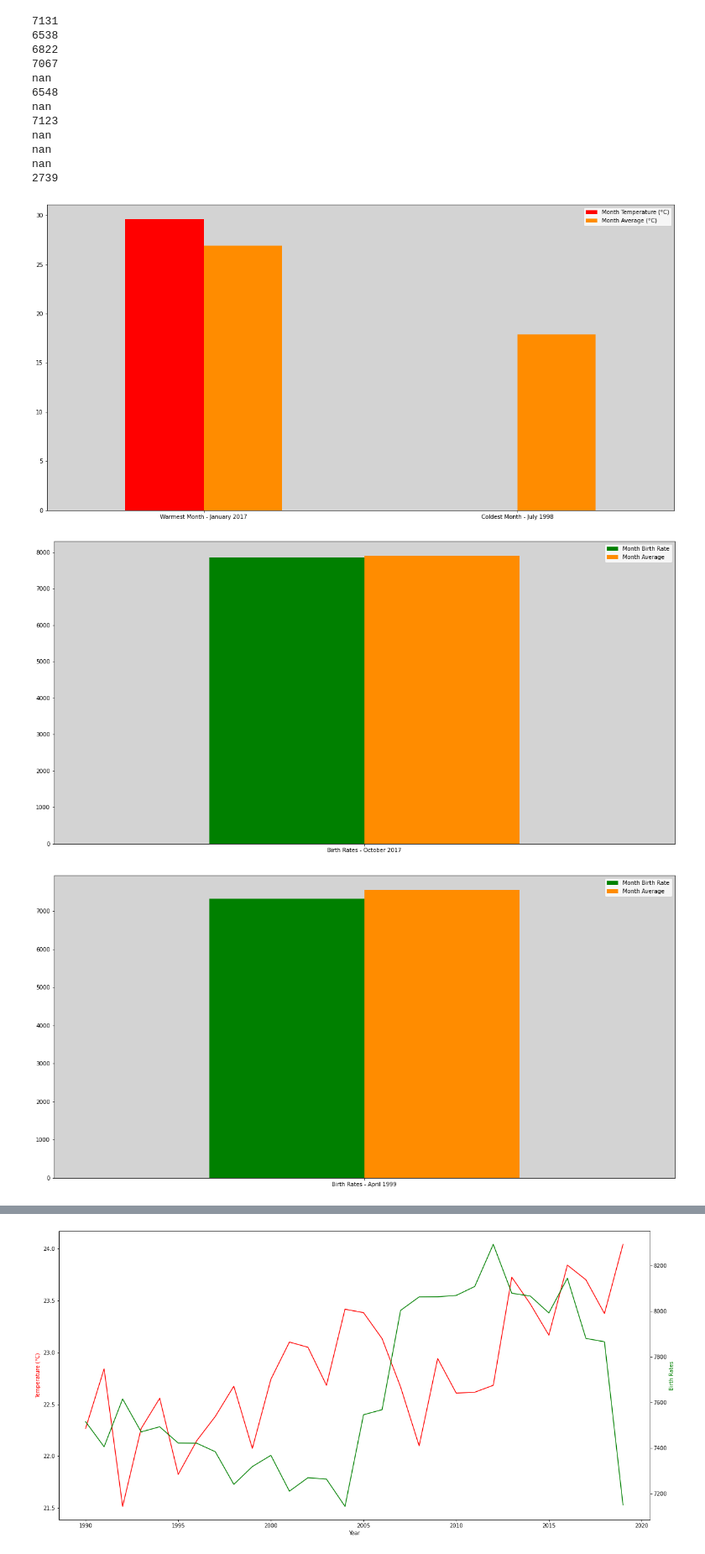
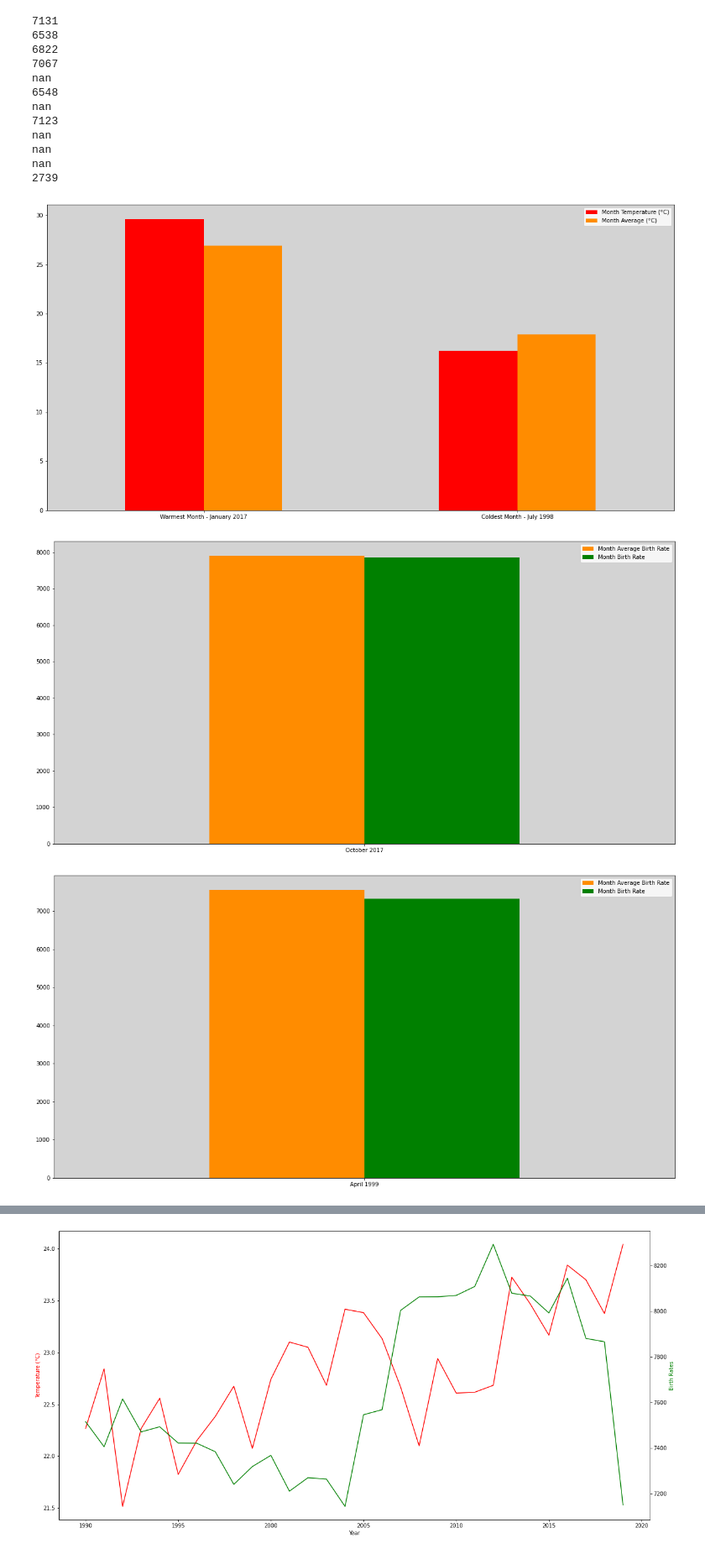
Before and after one commit to JordanLewisStudio/Data_project, a Jupyter notebook: data_project presenation.ipynb, the cells around one changed output, grey strips where cells are left out. Shown at 84% size. Saved outputs shown, nothing was run; the diff lists cells and outputs as text; code cells hidden in the pictures.

Commit message:
update data project

```diff
--- a/data_project presenation.ipynb
+++ b/data_project presenation.ipynb
@@ -358,6 +466,6 @@ nan
 # %%
 #Hottest month, coldest month against average
-Temperatures = [29.6, 0.0]
+Temperatures = [29.6, 16.2]
 Averages = [26.943333, 17.903333]
 index = ['Warmest Month - January 2017', 'Coldest Month - July 1998']
 df = pd.DataFrame({'Month Temperature (°C)':Temperatures,
@@ -365,30 +473,29 @@ df = pd.DataFrame({'Month Temperature (°C)':Temperatures,
 ax = df.plot.bar(rot=0, color={"Month Temperature (°C)":"red","Month Average (°C)":"darkorange" })
 ax.set_facecolor("lightgray")
 # %% [output]
-[figure, old version]
+[figure, new version]
 # %%
 #Warmest month, birth rates 9 months later
 Births = [7863]
 Averages = [7902.000000]
-index = ['Birth Rates - October 2017']
-df = pd.DataFrame({'Month Birth Rate': Births,
-'Month Average': Averages}, index=index)
-ax = df.plot.bar(rot=0, color={"Month Birth Rate":"green","Month Average":"darkorange"})
+index = ['October 2017']
+df = pd.DataFrame({'Month Average Birth Rate': Averages,'Month Birth Rate': Births}, index=index)
+ax = df.plot.bar(rot=0, color={"Month Birth Rate":"green","Month Average Birth Rate":"darkorange"})
 ax.set_facecolor("lightgray")
 #findings: unaffected
 # %% [output]
-[figure, old version]
+[figure, new version]
 # %%
 #Coldest month, birth rates 9 months later
 Births = [7323]
 Averages = [7553.700000]
-index = ['Birth Rates - April 1999']
-df = pd.DataFrame({'Month Birth Rate': Births,
-'Month Average': Averages}, index=index)
-ax = df.plot.bar(rot=0, color={"Month Birth Rate":"green","Month Average":"darkorange"})
+index = ['April 1999']
+
+df = pd.DataFrame({ 'Month Average Birth Rate': Averages,'Month Birth Rate': Births}, index=index)
+ax = df.plot.bar(rot=0, color={"Month Birth Rate":"green","Month Average Birth Rate":"darkorange"})
 ax.set_facecolor("lightgray")
 #findings: Decrease in Birth rates
 # %% [output]
-[figure, old version]
+[figure, new version]
 # %%
 #Wettest month, driest month against average
```
Also changed, not shown: parts of 23 cells of this notebook, 3 other files.
